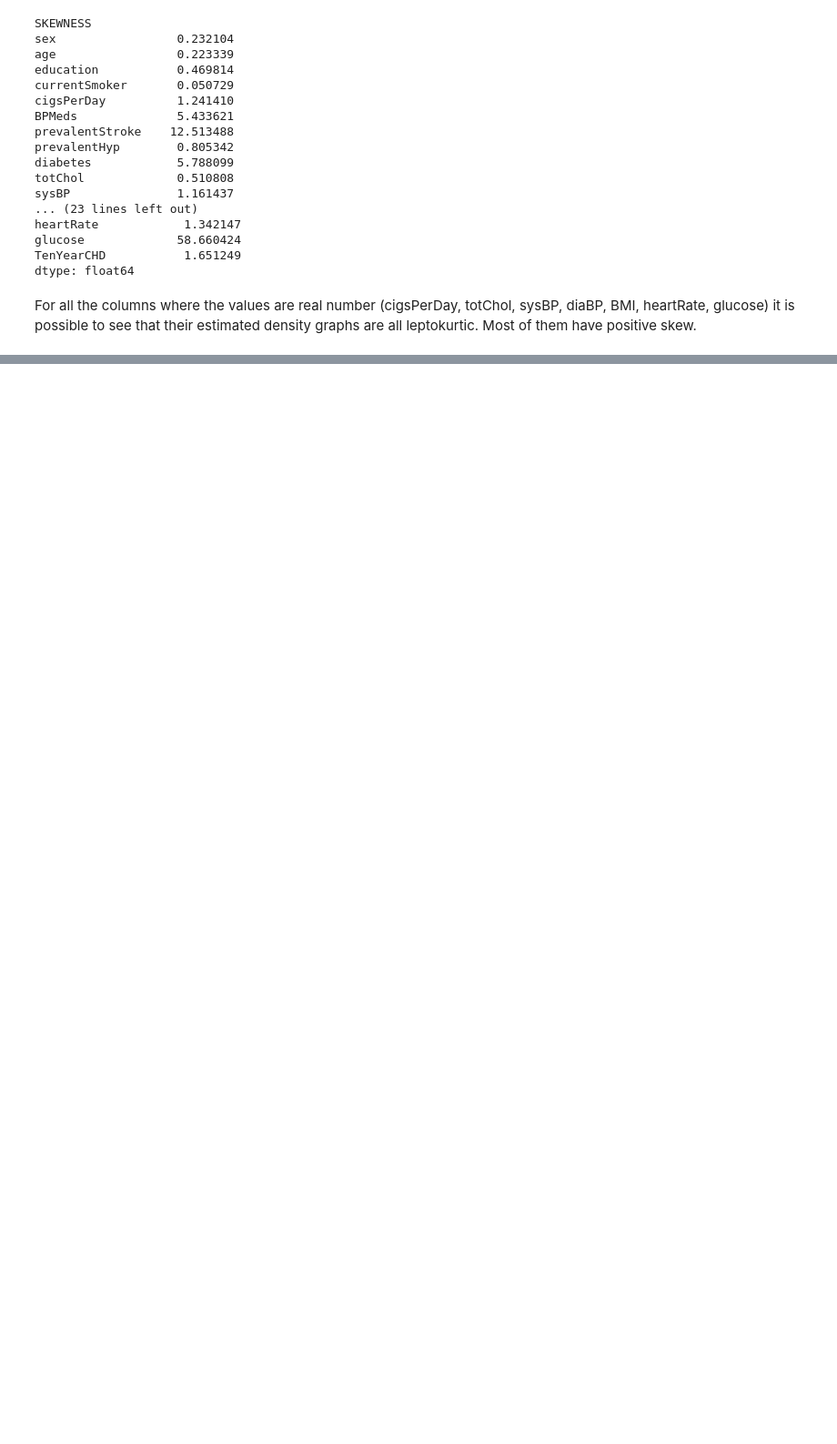
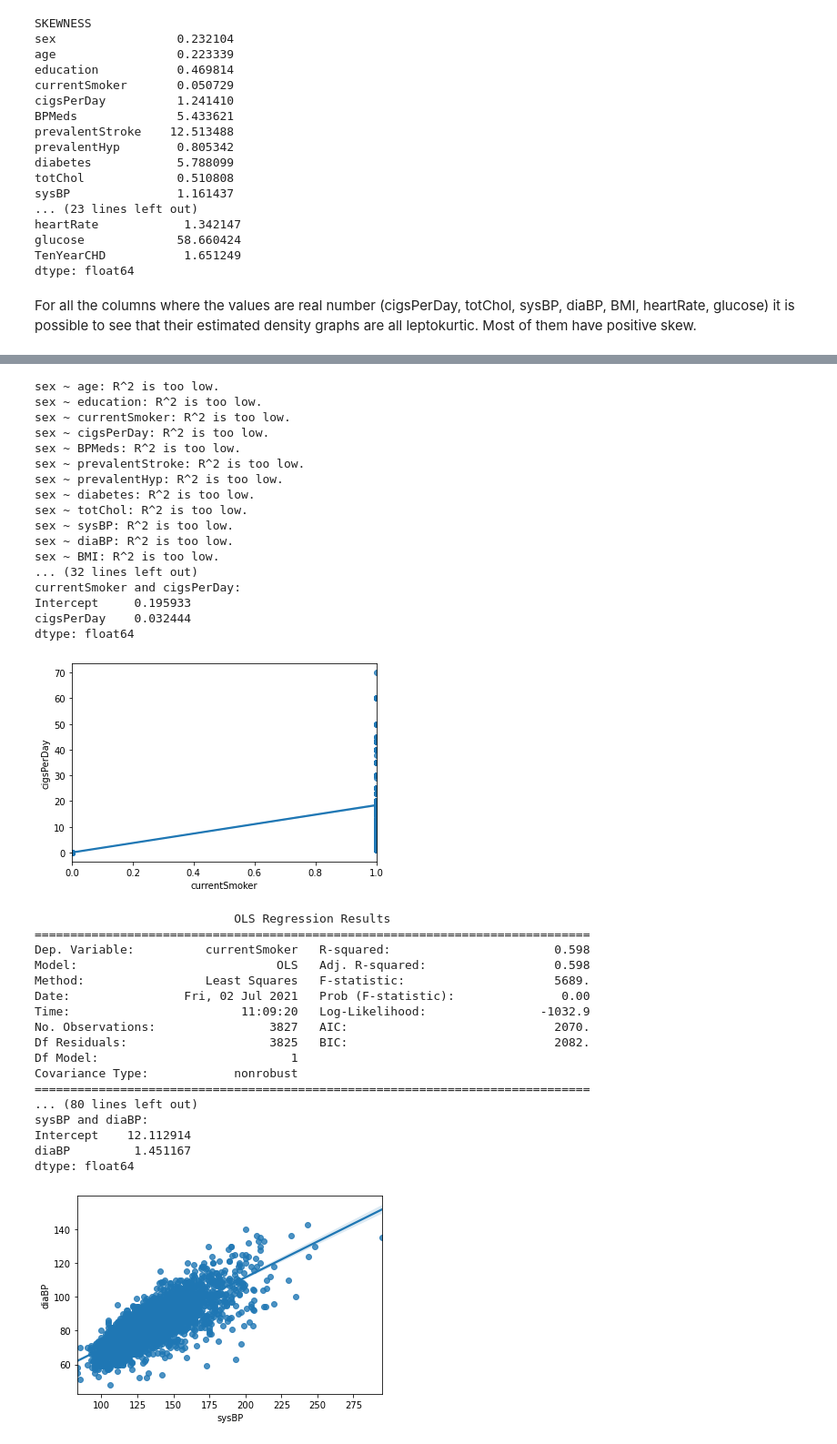
Before and after one commit to Mirkesx/cardiovascularity_study_dataset, a Jupyter notebook: project_notebook_marco_cavalli_1000024189.ipynb, the cells around one changed output, grey strips where cells are left out. Shown: that part at 91% size. Cells and saved outputs as stored; diff of their text form; code cells hidden in the pictures; blank space fills up the shorter version.

Commit message:
Added a section about linear regression

```diff
--- a/project_notebook_marco_cavalli_1000024189.ipynb
+++ b/project_notebook_marco_cavalli_1000024189.ipynb
@@ -546,0 +564,12 @@ dtype: float64
+# %%
+columns = framingham.columns
+corr_arr= []
+
+# PEARSON
+for i in range(len(columns)):
+    for j in range(i,len(columns)):
+        if i!=j:
+            corr_arr.append([columns[i], columns[j], \
+                             pearsonr(framingham[columns[i]],framingham[columns[j]])[0], \
+                             spearmanr(framingham[columns[i]],framingham[columns[j]])[0], \
+                             kendalltau(framingham[columns[i]],framingham[columns[j]])[0]])
@@ -546,0 +662,53 @@ dtype: float64
+# %%
+columns = framingham.columns
+for i in range(len(columns)):
+    for j in range(i,len(columns)):
+        if i!= j:
+            t="{} ~ {} ".format(columns[i], columns[j])
+            model = ols(t,framingham).fit()
+            if model.rsquared>0.5:
+                print("\n\n{} and {}:".format(columns[i], columns[j]))
+                print(model.params)
+                sns.regplot(columns[i], columns[j], framingham)
+                plt.show()
+                print(model.summary())
+                print("\n\n")
+            else:
+                print('{} ~ {}: R^2 is too low.'.format(columns[i], columns[j]))
+# %% [output]
+sex ~ age: R^2 is too low.
+sex ~ education: R^2 is too low.
+sex ~ currentSmoker: R^2 is too low.
+sex ~ cigsPerDay: R^2 is too low.
+sex ~ BPMeds: R^2 is too low.
+sex ~ prevalentStroke: R^2 is too low.
+sex ~ prevalentHyp: R^2 is too low.
+sex ~ diabetes: R^2 is too low.
+sex ~ totChol: R^2 is too low.
+sex ~ sysBP: R^2 is too low.
+sex ~ diaBP: R^2 is too low.
+sex ~ BMI: R^2 is too low.
+... (32 lines left out)
+currentSmoker and cigsPerDay:
+Intercept     0.195933
+cigsPerDay    0.032444
+dtype: float64
+[figure, added]
+                            OLS Regression Results
+==============================================================================
+Dep. Variable:          currentSmoker   R-squared:                       0.598
+Model:                            OLS   Adj. R-squared:                  0.598
+Method:                 Least Squares   F-statistic:                     5689.
+Date:                Fri, 02 Jul 2021   Prob (F-statistic):               0.00
+Time:                        11:09:20   Log-Likelihood:                -1032.9
+No. Observations:                3827   AIC:                             2070.
+Df Residuals:                    3825   BIC:                             2082.
+Df Model:                           1
+Covariance Type:            nonrobust
+==============================================================================
+... (80 lines left out)
+sysBP and diaBP:
+Intercept    12.112914
+diaBP         1.451167
+dtype: float64
+[figure, added]
```
Also changed, not shown: parts of 19 cells of this notebook.
